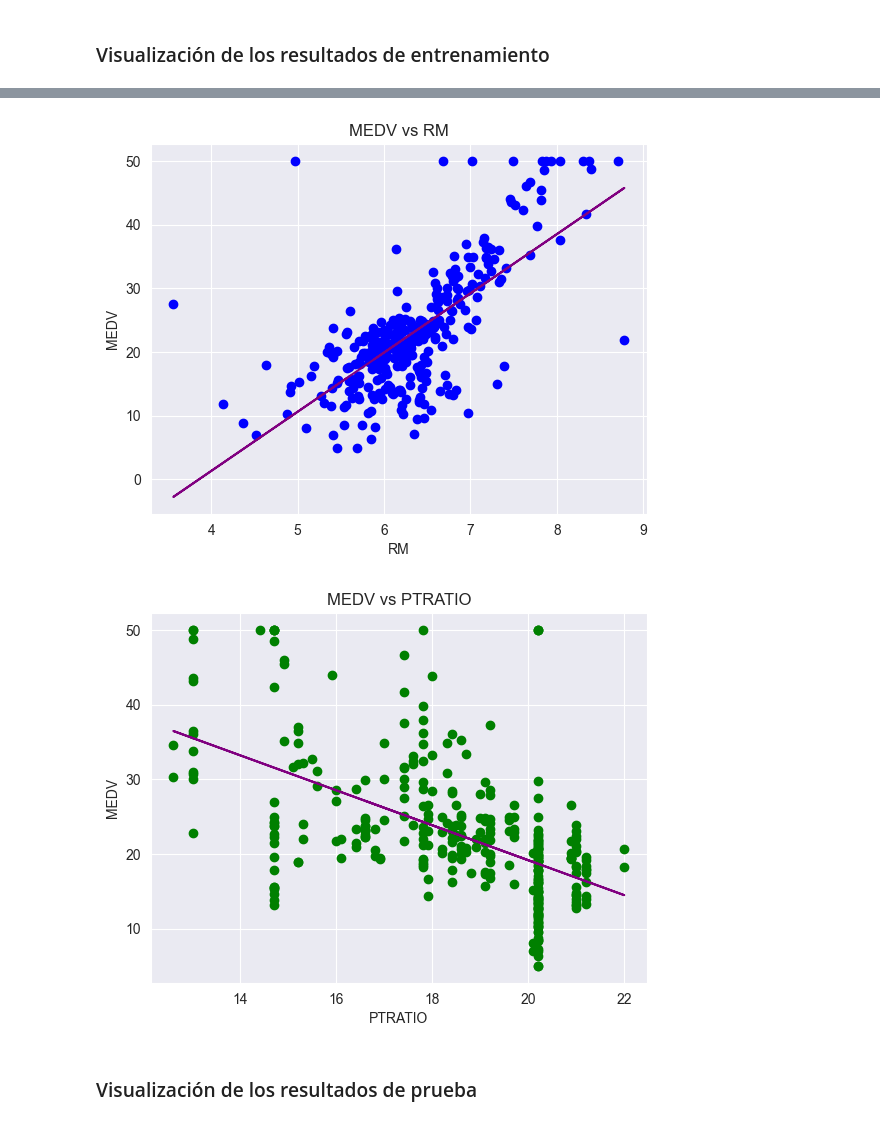
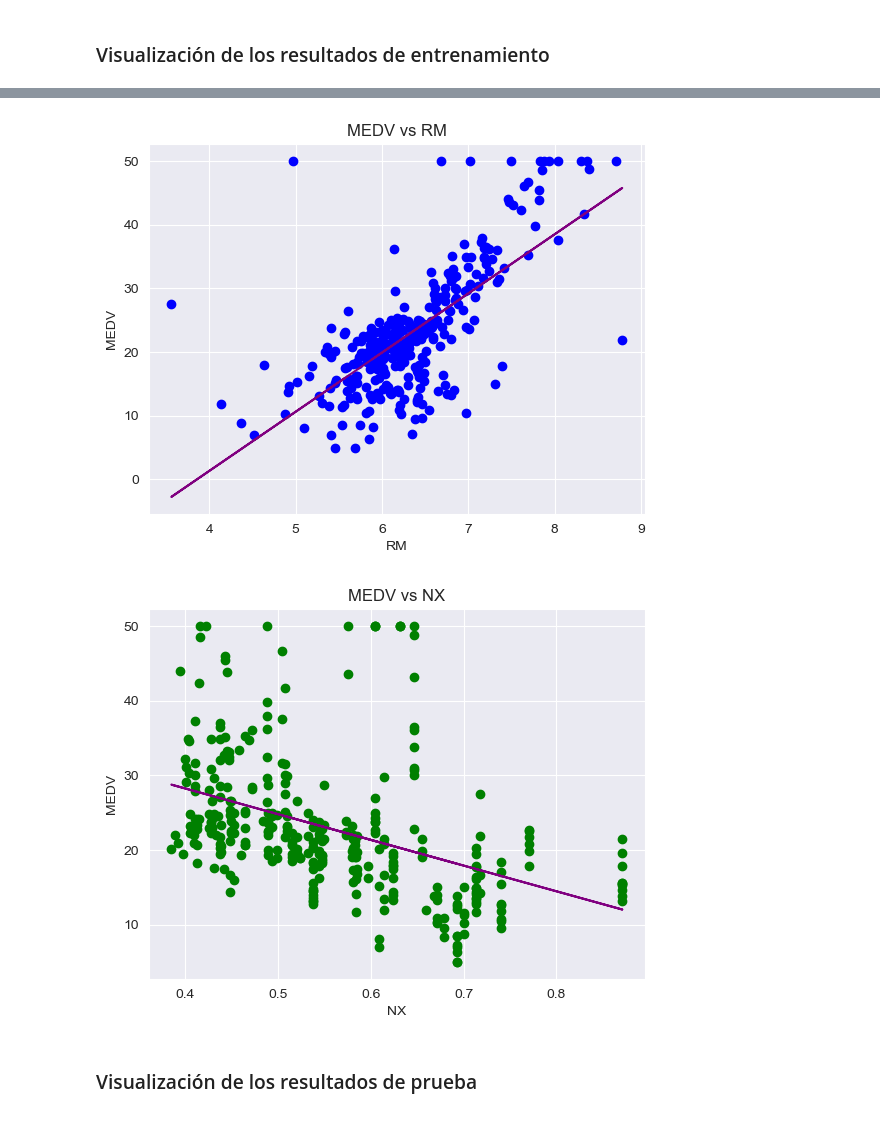
Before and after one commit to andres345gm/TE-regresiones, a Jupyter notebook: Regresion.ipynb, the cells around one changed output, grey strips where cells are left out. Drawn from its saved outputs; the diff is of its cells as text; code cells hidden in the pictures.

```diff
--- a/Regresion.ipynb
+++ b/Regresion.ipynb
@@ -78,5 +86,5 @@ Como se puede evidenciar en el mapa de calor las variables que tienen mayor corr
 # %%
-X = data[['LSTAT', 'RM', 'PTRATIO']]
+X = data[['LSTAT', 'RM', 'NX']]
 Y = data['MEDV']
 # %% [markdown]
 # Gráfica de dispersión de las variables seleccionadas
@@ -115,7 +123,7 @@ Se realiza una regresión lineal simple para cada una de las variables seleccion
 # %%
 X_LSTAT_train, X_LSTAT_test, Y_LSTAT_train, Y_LSTAT_test = train_test_split(X['LSTAT'].to_frame(), Y, test_size = 1/3, random_state = 0)
 X_RM_train, X_RM_test, Y_RM_train, Y_RM_test = train_test_split(X['RM'].to_frame(), Y, test_size = 1/3, random_state = 0)
-X_PTRATIO_train, X_PTRATIO_test, Y_PTRATIO_train, Y_PTRATIO_test = train_test_split(X['PTRATIO'].to_frame(), Y, test_size = 1/3, random_state = 0)
+X_NX_train, X_NX_test, Y_NX_train, Y_NX_test = train_test_split(X['NX'].to_frame(), Y, test_size = 1/3, random_state = 0)
 # %% [markdown]
 ### Entrenamiento del modelo de regresión lineal simple
 # %%
@@ -125,8 +133,8 @@ regressor_LSTAT.fit(X_LSTAT_train, Y_LSTAT_train)
 regressor_RM = LinearRegression()
 regressor_RM.fit(X_RM_train, Y_RM_train)
 
-regressor_PTRATIO = LinearRegression()
-regressor_PTRATIO.fit(X_PTRATIO_train, Y_PTRATIO_train)
+regressor_NX = LinearRegression()
+regressor_NX.fit(X_NX_train, Y_NX_train)
 # %% [output]
 LinearRegression()
 # %% [markdown]
@@ -174,16 +182,16 @@ plt.xlabel('RM')
 plt.ylabel('MEDV')
 plt.show()
 # %% [output]
-[figure, old version]
+[figure, new version]
 # %%
-plt.scatter(X_PTRATIO_train, Y_PTRATIO_train, color = 'green')
-plt.plot(X_PTRATIO_train, regressor_PTRATIO.predict(X_PTRATIO_train), color = 'purple')
-plt.title('MEDV vs PTRATIO')
-plt.xlabel('PTRATIO')
+plt.scatter(X_NX_train, Y_NX_train, color = 'green')
+plt.plot(X_NX_train, regressor_NX.predict(X_NX_train), color = 'purple')
+plt.title('MEDV vs NX')
+plt.xlabel('NX')
 plt.ylabel('MEDV')
 plt.show()
 # %% [output]
-[figure, old version]
+[figure, new version]
 # %% [markdown]
 ### Visualización de los resultados de prueba
 # %%
```
Also changed, not shown: parts of 23 cells of this notebook, 1 other file.
